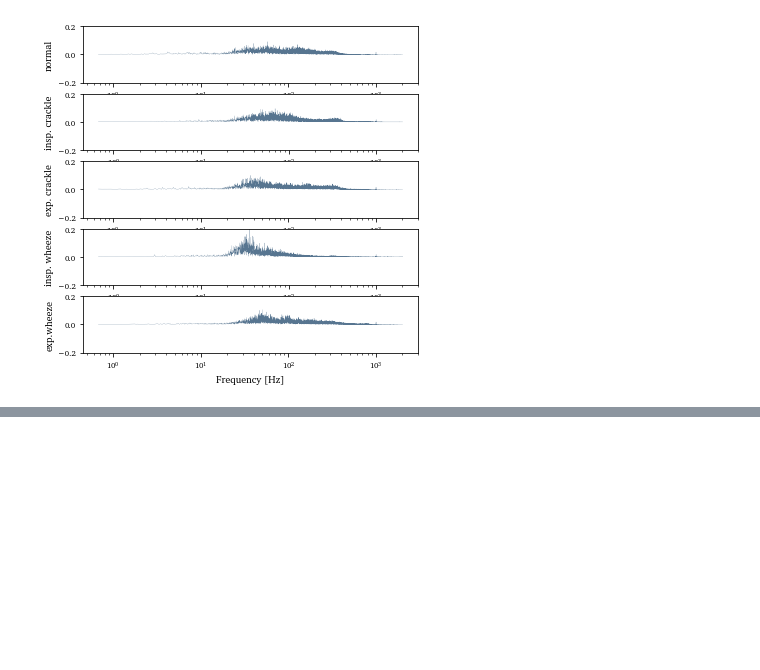
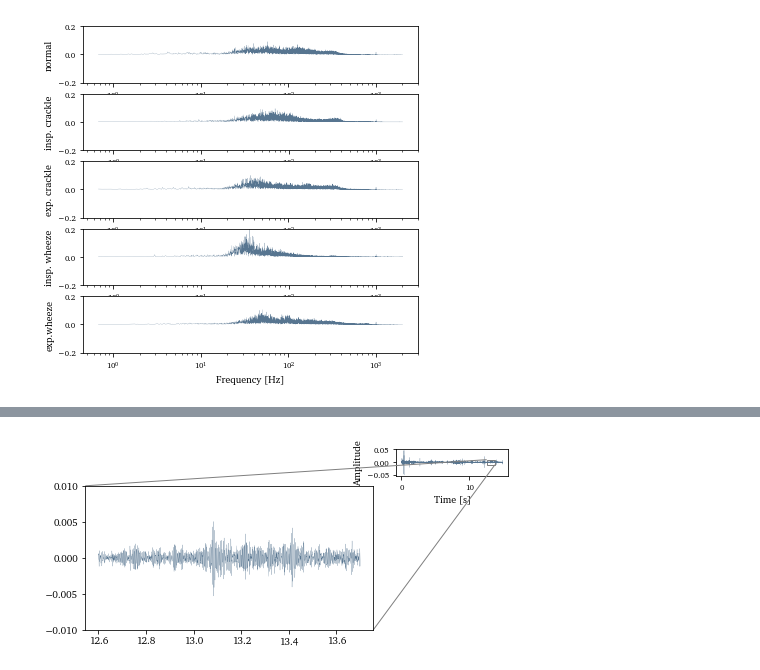
Before and after one commit to AndrineElse/AndrineElsetronning_Master2021, a Jupyter notebook: src/visualization/visualize_hear_UiT.ipynb, the cells around one changed output, grey strips where cells are left out. Cells and saved outputs as stored; diff of their text form; code cells hidden in the pictures; blank space fills up the shorter version.

```diff
--- a/src/visualization/visualize_hear_UiT.ipynb
+++ b/src/visualization/visualize_hear_UiT.ipynb
@@ -342,0 +404,52 @@ f.savefig(figure_path + f'lung_sound_uit_ex_fft.pdf', bbox_inches='tight')
+# %%
+from mpl_toolkits.axes_grid1.inset_locator import zoomed_inset_axes
+from mpl_toolkits.axes_grid1.inset_locator import mark_inset, inset_axes
+
+
+duration = float(len(audio)) / sr
+T = 1.0/sr
+N = int(duration / T)
+x = np.linspace(0.0, N*T, N +1 )
+if len(x) != len(audio):
+    x = np.linspace(0.0, N*T, N)
+
+start = 12.6
+
+stop = 13.7
+
+
+
+fig, ax = plt.subplots(1,1)
+fig.set_size_inches(2, 0.5)
+
+ax.plot(x, audio, linewidth = 0.2, c = colors[2])
+
+for label in ax.get_yticklabels() :
+        label.set_fontproperties(font_small)
+for label in ax.get_xticklabels() :
+    label.set_fontproperties(font_small)
+
+ax.set_ylabel('Amplitude', fontproperties = font)
+ax.set_xlabel('Time [s]', fontproperties = font)
+
+x1 = np.where(x >= start)[0][0]
+x2 = np.where(x >= stop)[0][0]
+
+axins = inset_axes(ax, width = 4, height = 2, loc = 1,  bbox_to_anchor=(0,0))
+mark_inset(ax, axins, loc1=2, loc2=4, fc="none", ec="0.5")
+
+axins.set_ylim([-0.01,0.01])
+axins.plot(x[x1:x2], audio[x1:x2], linewidth = 0.2, c = colors[2])
+
+for label in axins.get_yticklabels() :
+        label.set_fontproperties(font)
+for label in axins.get_xticklabels() :
+    label.set_fontproperties(font)
+
+
+#axins.figure.set_size_inches(, 2)
+plt.show()
+
+fig.savefig(figure_path + f'wheeze_zoomed.pdf', bbox_inches='tight')
+# %% [output]
+[figure, added]
```
Also changed, not shown: parts of 13 cells of this notebook, 5 other files.
